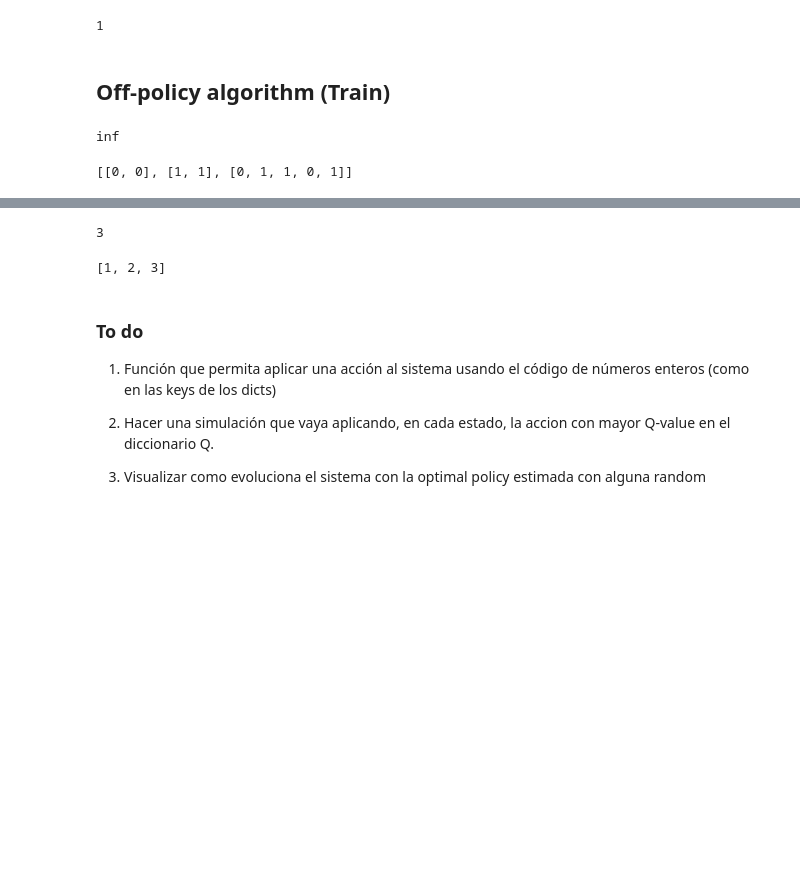
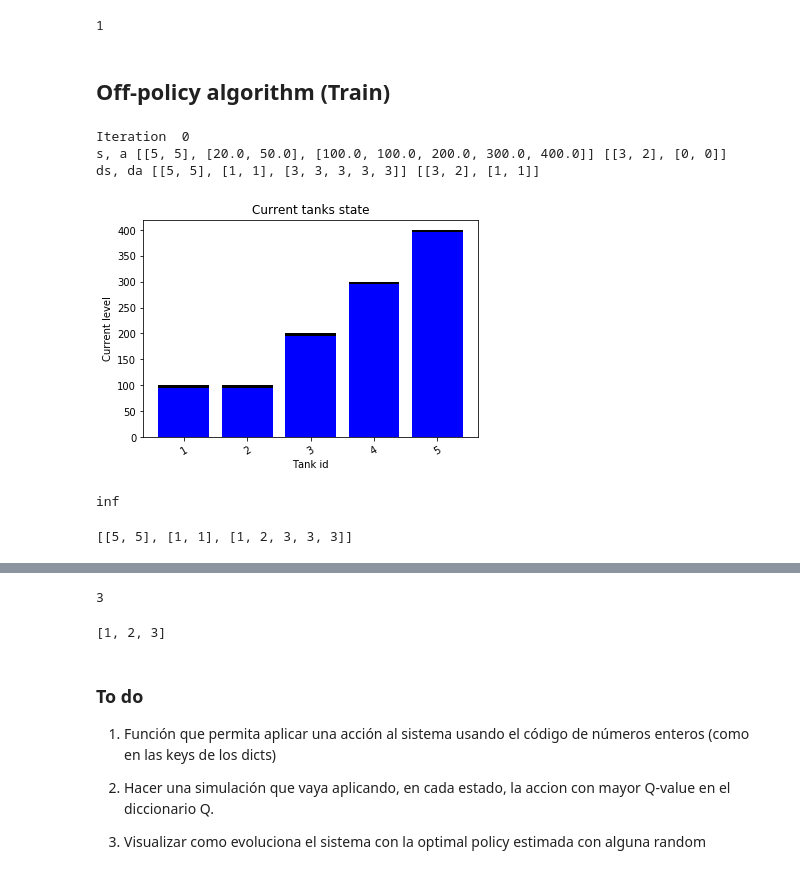
Before and after one commit to dsalgador/RL-Project, a Jupyter notebook: Q-learning.ipynb, the cells around one changed output, grey strips where cells are left out. Saved outputs shown, nothing was run; the diff lists cells and outputs as text; code cells hidden in the pictures; blank space fills up the shorter version.

```diff
--- a/Q-learning.ipynb
+++ b/Q-learning.ipynb
@@ -166,11 +166,12 @@ def initialize_test_system():
     n = 5
     tank_ids = list(range(1,n+1))
     tank_max_loads =  np.array([100., 100., 200., 300., 400.])
-    tank_current_loads =  np.array([50., 60., 120., 150., 300.])
-    tank_consumption_rates =  np.array([10.] * n)
+    #tank_current_loads =  np.array([50., 60., 120., 150., 300.])
+    tank_current_loads = tank_max_loads.copy()
+    tank_consumption_rates =  np.array([5.] * n)
 
     global n_discrete_load_levels
-    n_discrete_load_levels = np.array([2,2,2,2,2])
+    n_discrete_load_levels = np.array([4,4,4,4,4])
 
     # Trucks' information
     global k
@@ -178,7 +179,7 @@ def initialize_test_system():
     truck_ids = list(range(k))
     truck_max_loads = np.array([20., 50.])
     truck_current_loads = truck_max_loads.copy()
-    truck_current_positions =  np.array([0] * k)
+    truck_current_positions =  np.array([5] * k)
     #truck_fractions_deliverable =  np.array([1.] * k) # we for now we only allow to deliver all the content of the truck
     truck_fractions_deliverable =  np.array([ np.array([0.5, 1.]),
                                               np.array([0.5, 1.])
@@ -189,7 +190,7 @@ def initialize_test_system():
     # System's information
     def simple_graph(n: int):
         A = np.zeros((n,n))
-        A[0,0:n] = 1
+        A[(n-1),0:n] = 1
         A = A.astype(int)
         return(A)
 
@@ -204,11 +205,10 @@ def initialize_test_system():
 
     def simple_weights(n: int, w: float):
         W = np.full((n,n), np.inf)
-        W[0,:] = w
+        W[(n-1),:] = w
         return(W)
     #w =  np.array([0, 20., 10., 30., 50.5, 45.])
-    w =  np.array([0, 1.33, 1.33, 1.33, 1.33, 1.33])
-
+    w =  np.array([0., 20., 20., 20., 20., 20.])
 
     weights_matrix = simple_weights(n+1, w)
 
@@ -217,6 +217,8 @@ def initialize_test_system():
 tanks, trucks, graph, weights_matrix = initialize_test_system()
 toy_system = model.System(tanks = tanks, trucks = trucks, adjacency_matrix = graph, weights_matrix = weights_matrix)
 
+print(toy_system.weights)
+
 a_s_dim = toy_system.states_dim * toy_system.actions_dim
 a_s_dim
 # %% [output]
@@ -267,7 +278,7 @@ new_dict[sa_new]['qval']
 # %%
 learning_rate0 = 0.05
 learning_rate_decay = 0.1
-n_iterations = 1000
+n_iterations = 100
 discount_rate = 0.8
 
 tanks, trucks, graph, weights_matrix = initialize_test_system()
@@ -296,7 +307,7 @@ def load_obj(name ):
 # %%
 # "Train zone". Q-values are being converging to the optimal, theoretically
 
-train = False
+train = True
 if train:
 
     visualization_steps = []
@@ -310,7 +321,7 @@ if train:
 
         if verbose: print("System state before, ", toy_system.ds)
 
-        reward = toy_system.random_action()
+        reward = toy_system.random_action(seed = None, verbose = verbose)
         sa_current = toy_system.state_action_to_string()
 
         if is_key(Q, sa_current) == False:
@@ -320,37 +331,42 @@ if train:
 
         Q_max = max([Q[key] for key in Q.keys() if key.startswith(sa_current[0:state_length])])
 
         if Q[sa_current] != -np.inf:
             Q[sa_current] = ( (1-learning_rate) * Q[sa_current]
                              + learning_rate* (reward + discount_rate * Q_max)
                             )
         if verbose:
             print("System state after, ", toy_system.ds)
             print("System action after, ", toy_system.da)
             print("sa current, ", sa_current)
 
         toy_system.reset_trucks_positions();
         toy_system.reset_trucks_loads();
 
-        #Save visualization and rewards
-        rewards_list.append(rewards);
-        visualization_steps.append(toy_system.visualize());
-
-        if iteration % 100 == 0:
+        if iteration % 10000 == 0:
             print("Iteration ", iteration)
             if verbose_info:
                 print("s, a", toy_system.s, toy_system.a)
                 print("ds, da", toy_system.ds, toy_system.da)
+
+            #Save visualization and rewards
+            rewards_list.append(rewards);
+            visualization_steps.append(toy_system.visualize());
 
             save_obj(Q, "Q-dict-test-" + f"{iteration}")
             save_obj(visualization_steps, "vis/vis-train-test-" + f"{iteration}")
             save_obj(rewards_list, "rewards/rew-train-test-" + f"{iteration}")
 
 
 
 
     save_obj(Q, "Q-dict-test-" + f"{iteration}")
     save_obj(visualization_steps, "vis-train-test-" + f"{iteration}")
     save_obj(rewards_list, "rew-train-test-" + f"{iteration}")
+# %% [output]
+Iteration  0
+s, a [[5, 5], [20.0, 50.0], [100.0, 100.0, 200.0, 300.0, 400.0]] [[3, 2], [0, 0]]
+ds, da [[5, 5], [1, 1], [3, 3, 3, 3, 3]] [[3, 2], [1, 1]]
+[figure, added]
 # %%
 (0.1)*np.inf
@@ -375,6 +392,6 @@ new_keys = new_dict.keys()
 # %%
 toy_system.ds
 # %% [output]
-[[0, 0], [1, 1], [0, 1, 1, 0, 1]]
+[[5, 5], [1, 1], [1, 2, 3, 3, 3]]
 # %%
 toy_system.da
```
Also changed, not shown: parts of 29 cells of this notebook, 1 other file.
